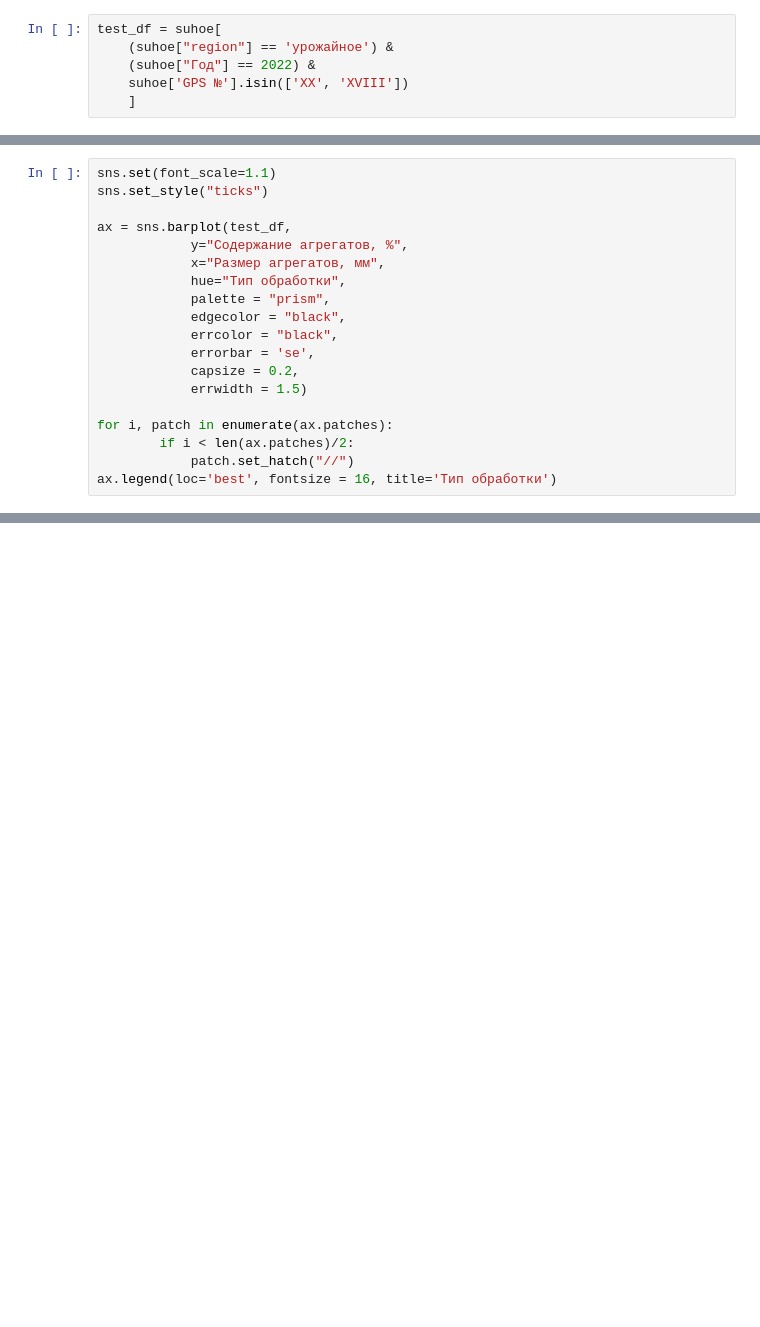
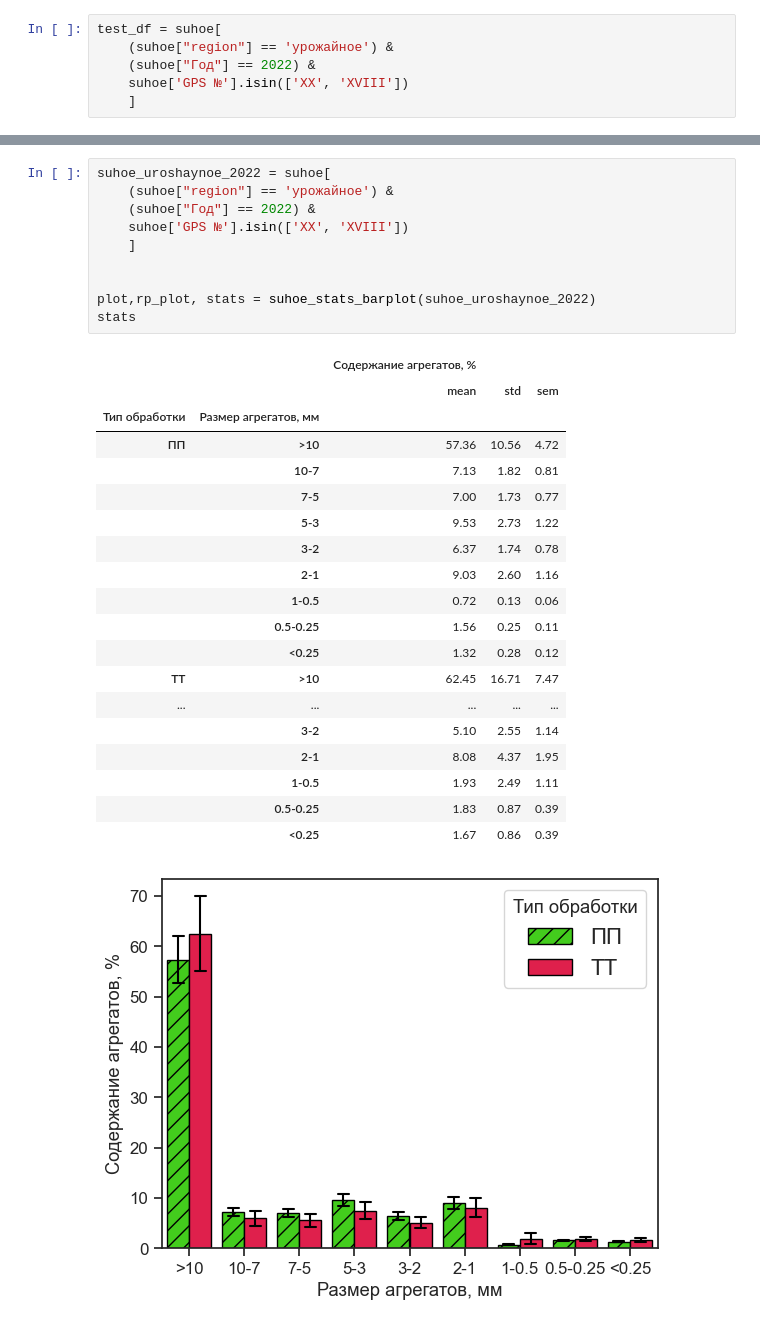
Before and after one commit to hukitoc94/uroshaynoe, a Jupyter notebook: agrophysics.ipynb, the cells around one changed output, grey strips where cells are left out. Saved outputs shown, nothing was run; the diff lists cells and outputs as text; blank space fills up the shorter version.

```diff
--- a/agrophysics.ipynb
+++ b/agrophysics.ipynb
@@ -43,19 +35,0 @@ Index(['Размер агрегатов, мм', 'Вес, г', 'Поврторн
-# %%
-sns.set(font_scale=1.1)
-sns.set_style("ticks")
-
-ax = sns.barplot(test_df,
-            y="Содержание агрегатов, %",
-            x="Размер агрегатов, мм",
-            hue="Тип обработки",
-            palette = "prism",
-            edgecolor = "black",
-            errcolor = "black",
-            errorbar = 'se',
-            capsize = 0.2,
-            errwidth = 1.5)
-
-for i, patch in enumerate(ax.patches):
-        if i < len(ax.patches)/2:
-            patch.set_hatch("//")
-ax.legend(loc='best', fontsize = 16, title='Тип обработки')
@@ -318,0 +38,31 @@ stats
+# %%
+suhoe_uroshaynoe_2022 = suhoe[
+    (suhoe["region"] == 'урожайное') &
+    (suhoe["Год"] == 2022) &
+    suhoe['GPS №'].isin(['XX', 'XVIII'])
+    ]
+
+
+plot,rp_plot, stats = suhoe_stats_barplot(suhoe_uroshaynoe_2022)
+stats
+# %% [output]
+|  |  | Содержание агрегатов, % |  |  |
+|  |  | mean | std | sem |
+| Тип обработки | Размер агрегатов, мм |  |  |  |
+| ПП | >10 | 57.36 | 10.56 | 4.72 |
+|  | 10-7 | 7.13 | 1.82 | 0.81 |
+|  | 7-5 | 7.00 | 1.73 | 0.77 |
+|  | 5-3 | 9.53 | 2.73 | 1.22 |
+|  | 3-2 | 6.37 | 1.74 | 0.78 |
+|  | 2-1 | 9.03 | 2.60 | 1.16 |
+|  | 1-0.5 | 0.72 | 0.13 | 0.06 |
+|  | 0.5-0.25 | 1.56 | 0.25 | 0.11 |
+|  | <0.25 | 1.32 | 0.28 | 0.12 |
+| ТТ | >10 | 62.45 | 16.71 | 7.47 |
+| ... | ... | ... | ... | ... |
+|  | 3-2 | 5.10 | 2.55 | 1.14 |
+|  | 2-1 | 8.08 | 4.37 | 1.95 |
+|  | 1-0.5 | 1.93 | 2.49 | 1.11 |
+|  | 0.5-0.25 | 1.83 | 0.87 | 0.39 |
+|  | <0.25 | 1.67 | 0.86 | 0.39 |
+[figure, added]
```
Also changed, not shown: parts of 35 cells of this notebook, 2 other files.
